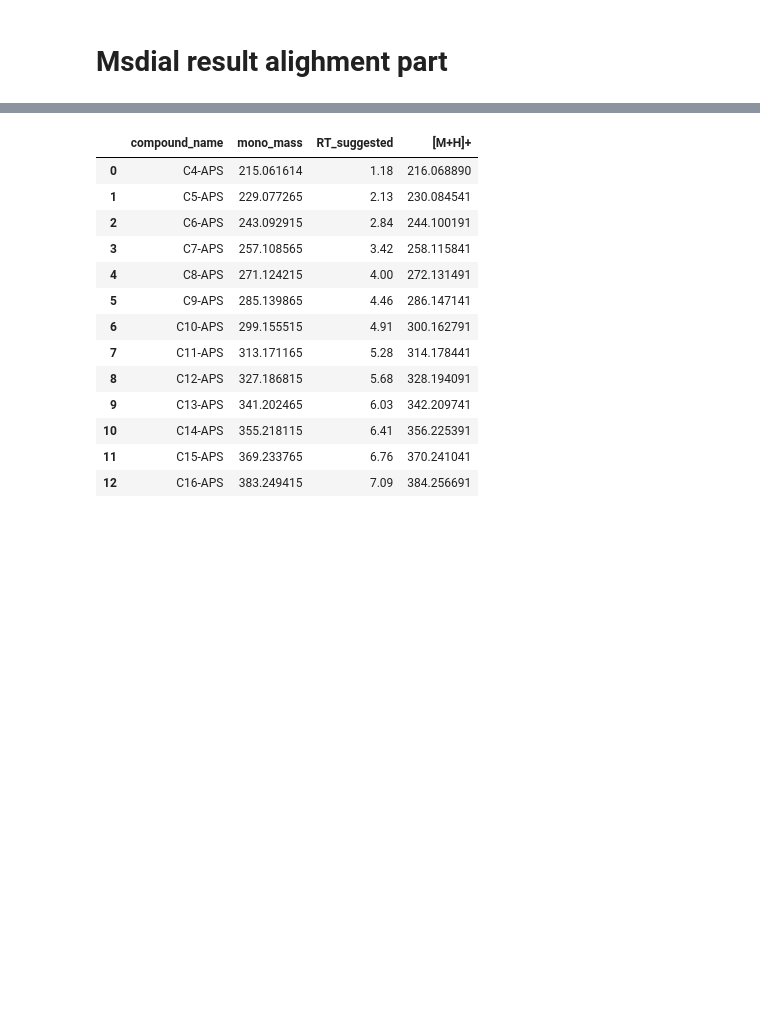
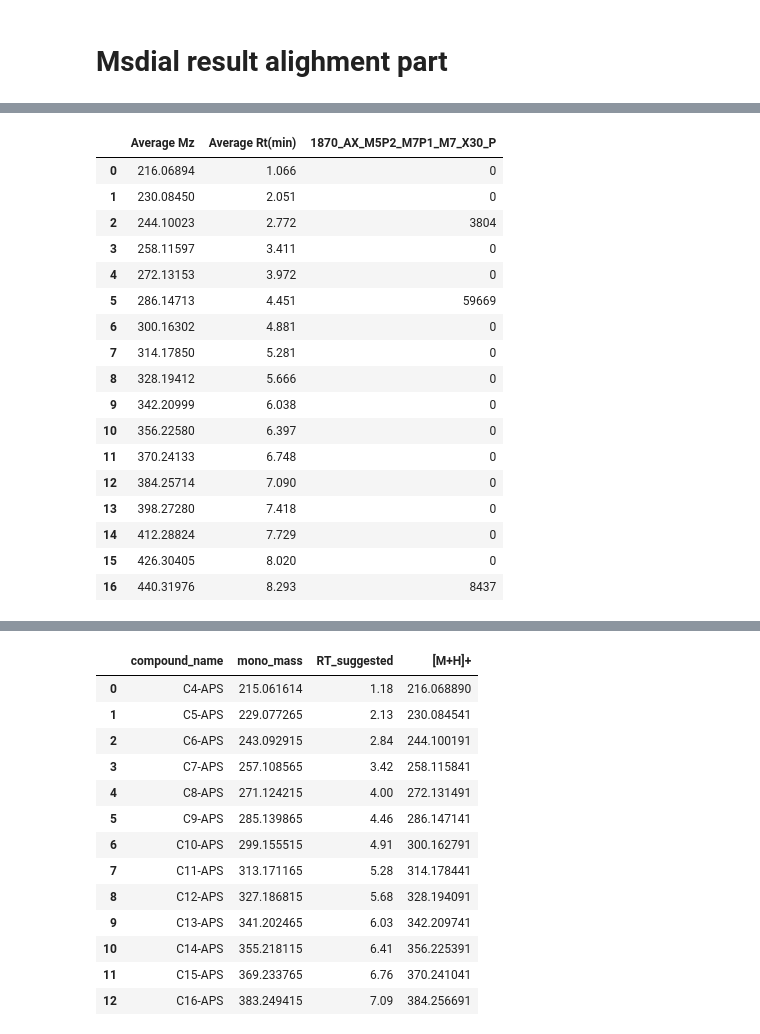
Before and after one commit to FanzhouKong/lead_finder, a Jupyter notebook: playground.ipynb, the cells around one changed output, grey strips where cells are left out. Saved outputs shown, nothing was run; the diff lists cells and outputs as text; code cells hidden in the pictures; blank space fills up the shorter version.

```diff
--- a/playground.ipynb
+++ b/playground.ipynb
@@ -496,0 +257,21 @@ alignment_result
+# %%
+istd_1[['Average Mz', 'Average Rt(min)','1870_AX_M5P2_M7P1_M7_X30_P']]
+# %% [output]
+|  | Average Mz | Average Rt(min) | 1870_AX_M5P2_M7P1_M7_X30_P |
+| 0 | 216.06894 | 1.066 | 0 |
+| 1 | 230.08450 | 2.051 | 0 |
+| 2 | 244.10023 | 2.772 | 3804 |
+| 3 | 258.11597 | 3.411 | 0 |
+| 4 | 272.13153 | 3.972 | 0 |
+| 5 | 286.14713 | 4.451 | 59669 |
+| 6 | 300.16302 | 4.881 | 0 |
+| 7 | 314.17850 | 5.281 | 0 |
+| 8 | 328.19412 | 5.666 | 0 |
+| 9 | 342.20999 | 6.038 | 0 |
+| 10 | 356.22580 | 6.397 | 0 |
+| 11 | 370.24133 | 6.748 | 0 |
+| 12 | 384.25714 | 7.090 | 0 |
+| 13 | 398.27280 | 7.418 | 0 |
+| 14 | 412.28824 | 7.729 | 0 |
+| 15 | 426.30405 | 8.020 | 0 |
+| 16 | 440.31976 | 8.293 | 8437 |
```
Also changed, not shown: parts of 69 cells of this notebook, 11 other files.
